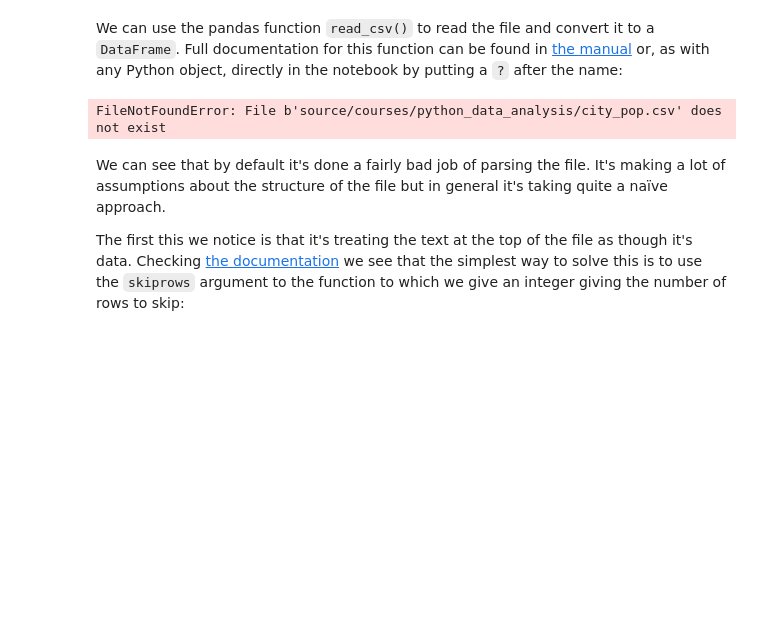
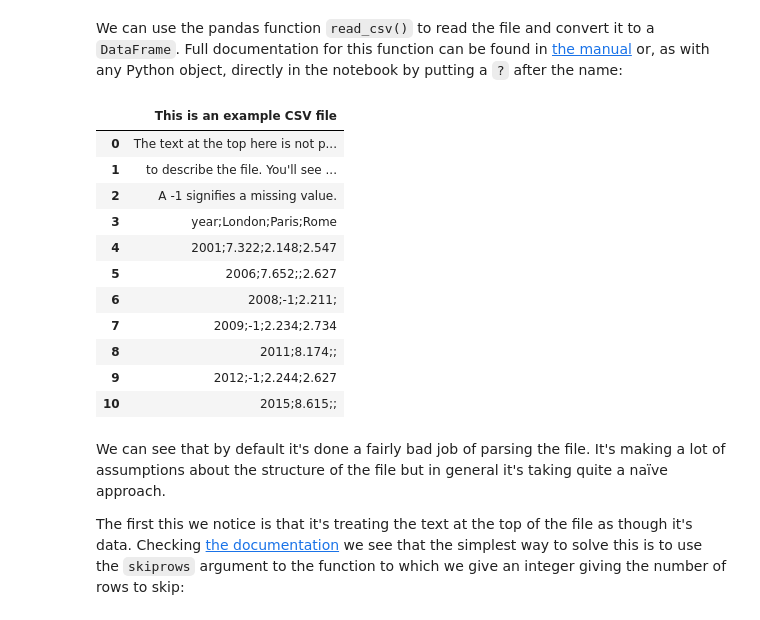
Before and after one commit to milliams/data_analysis_python, a Jupyter notebook: pandas.ipynb, the cells around one changed output. Saved outputs shown, nothing was run; the diff lists cells and outputs as text; code cells hidden in the pictures; blank space fills up the shorter version.

```diff
--- a/pandas.ipynb
+++ b/pandas.ipynb
@@ -320,9 +320,20 @@ We can use the pandas function `read_csv()` to read the file and convert it to a
 # %%
 pd.read_csv?
 # %%
-pd.read_csv('source/courses/python_data_analysis/city_pop.csv')
+pd.read_csv('city_pop.csv')
 # %% [output]
-FileNotFoundError: File b'source/courses/python_data_analysis/city_pop.csv' does not exist
+|  | This is an example CSV file |
+| 0 | The text at the top here is not p... |
+| 1 | to describe the file. You'll see ... |
+| 2 | A -1 signifies a missing value. |
+| 3 | year;London;Paris;Rome |
+| 4 | 2001;7.322;2.148;2.547 |
+| 5 | 2006;7.652;;2.627 |
+| 6 | 2008;-1;2.211; |
+| 7 | 2009;-1;2.234;2.734 |
+| 8 | 2011;8.174;; |
+| 9 | 2012;-1;2.244;2.627 |
+| 10 | 2015;8.615;; |
 # %% [markdown]
 We can see that by default it's done a fairly bad job of parsing the file. It's making a lot of assumptions about the structure of the file but in general it's taking quite a naïve approach.
 
```
Also changed, not shown: parts of 5 cells of this notebook, 3 other files.
